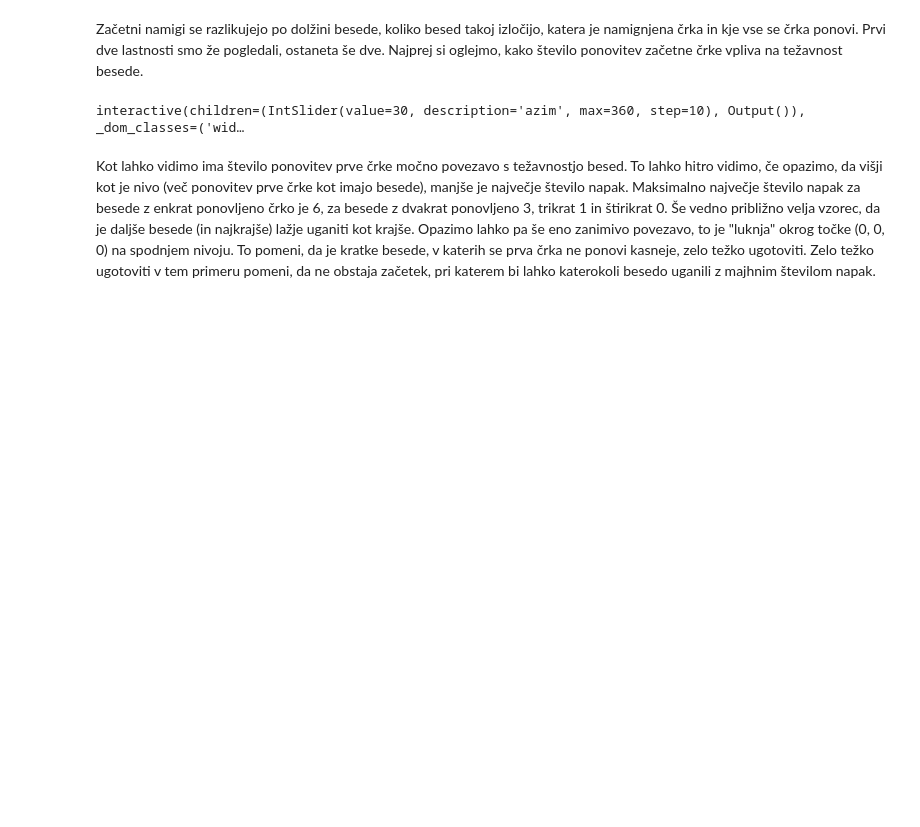
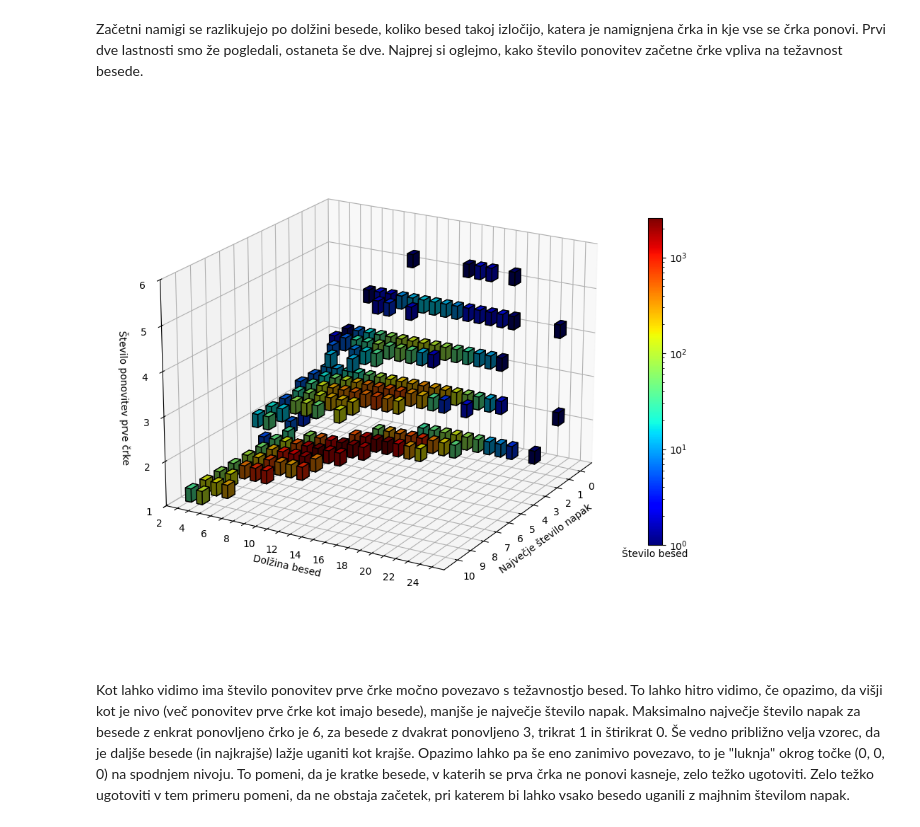
Before and after one commit to Smrt666/Vislice, a Jupyter notebook: vislice.ipynb, the cells around one changed output. Drawn from its saved outputs; the diff is of its cells as text; code cells hidden in the pictures; blank space fills up the shorter version.

```diff
--- a/vislice.ipynb
+++ b/vislice.ipynb
@@ -450,35 +450,37 @@ y[:, 0::2, :] -= 0.25
 z[:, :, 0::2] -= 0
 x[1::2, :, :] += 0.25
 y[:, 1::2, :] += 0.25
 z[:, :, 1::2] += 0.3
 
 
-def interactive_plot(azim=30):
+def plot_this(azim=30):
     ax = plt.figure(figsize=(10, 10)).add_subplot(projection="3d")
     ax.voxels(x, y, z, filled, facecolors=colors, edgecolor="k")
     ax.view_init(elev=20, azim=azim, roll=0)
 
     ax.set_box_aspect(None, zoom=0.9)
     ax.set_zlim(1, 6)
     ax.set_yticks(range(2, 26))
     ax.set_ylim(2, 26)
     for ylabel in ax.yaxis.get_ticklabels()[1::2]:
         ylabel.set_visible(False)
     ax.set_xticks(range(0, 11))
     ax.set(xlabel="Največje število napak", ylabel="Dolžina besed", zlabel="Število ponovitev prve črke")
 
     ax_pos = ax.get_position()
     sub_ax = plt.axes([ax_pos.x1, ax_pos.y0 + ax_pos.height * 0.2, 0.02, ax_pos.height * 0.6])
     scalarmappaple = cm.ScalarMappable(norm=norm, cmap=cmap)
     scalarmappaple.set_array(np.array(list(voxels.values()), dtype=float))
     plt.colorbar(scalarmappaple, cax=sub_ax)
     sub_ax.set_xlabel("Število besed")
 
     plt.show()
 
 
-_ = interact(interactive_plot, azim=(0, 360, 10))
+# comment / uncomment the next 2 lines to enable / disable rotation
+# _ = interact(plot_this, azim=(0, 360, 10))
+plot_this()
 # %% [output]
-interactive(children=(IntSlider(value=30, description='azim', max=360, step=10), Output()), _dom_classes=('wid…
+[figure, added]
 # %% [markdown]
-Kot lahko vidimo ima število ponovitev prve črke močno povezavo s težavnostjo besed. To lahko hitro vidimo, če opazimo, da višji kot je nivo (več ponovitev prve črke kot imajo besede), manjše je največje število napak. Maksimalno največje število napak za besede z enkrat ponovljeno črko je 6, za besede z dvakrat ponovljeno 3, trikrat 1 in štirikrat 0. Še vedno približno velja vzorec, da je daljše besede (in najkrajše) lažje uganiti kot krajše. Opazimo lahko pa še eno zanimivo povezavo, to je "luknja" okrog točke (0, 0, 0) na spodnjem nivoju. To pomeni, da je kratke besede, v katerih se prva črka ne ponovi kasneje, zelo težko ugotoviti. Zelo težko ugotoviti v tem primeru pomeni, da ne obstaja začetek, pri katerem bi lahko katerokoli besedo uganili z majhnim številom napak.
+Kot lahko vidimo ima število ponovitev prve črke močno povezavo s težavnostjo besed. To lahko hitro vidimo, če opazimo, da višji kot je nivo (več ponovitev prve črke kot imajo besede), manjše je največje število napak. Maksimalno največje število napak za besede z enkrat ponovljeno črko je 6, za besede z dvakrat ponovljeno 3, trikrat 1 in štirikrat 0. Še vedno približno velja vzorec, da je daljše besede (in najkrajše) lažje uganiti kot krajše. Opazimo lahko pa še eno zanimivo povezavo, to je "luknja" okrog točke (0, 0, 0) na spodnjem nivoju. To pomeni, da je kratke besede, v katerih se prva črka ne ponovi kasneje, zelo težko ugotoviti. Zelo težko ugotoviti v tem primeru pomeni, da ne obstaja začetek, pri katerem bi lahko vsako besedo uganili z majhnim številom napak.
```
Also changed, not shown: parts of 7 cells of this notebook.
